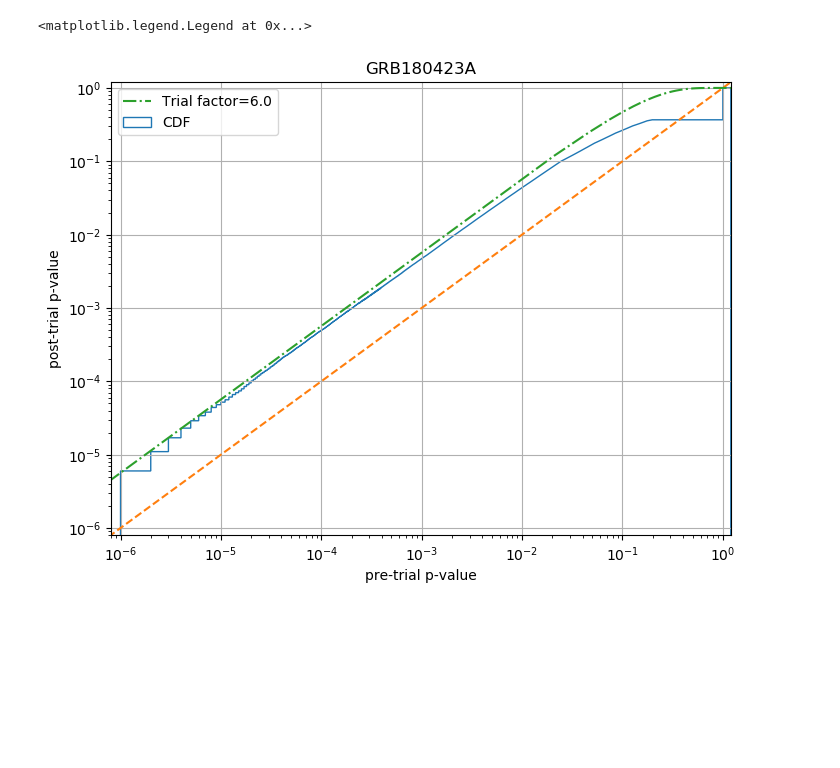
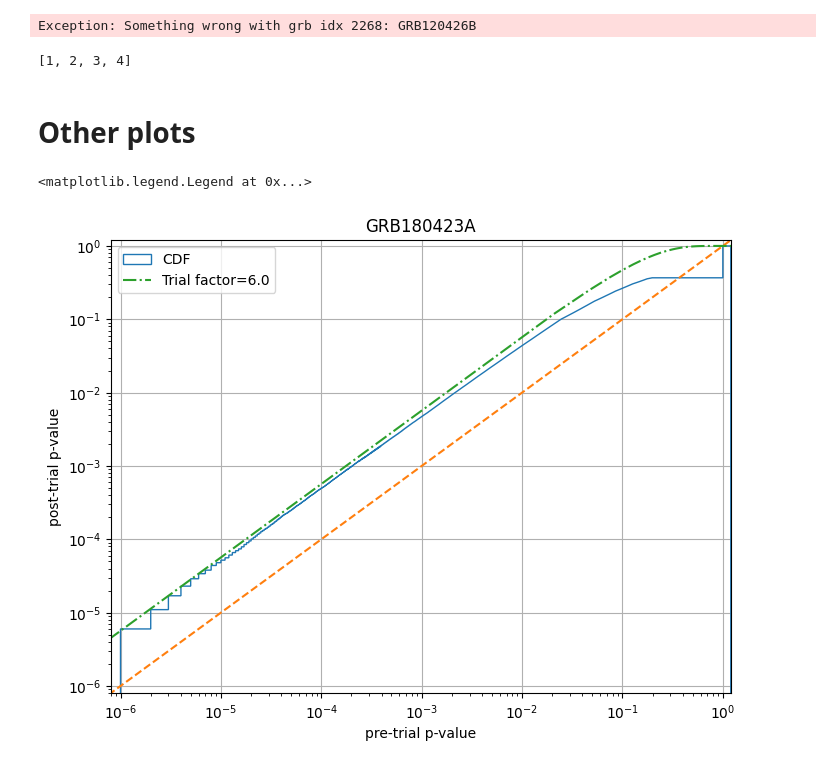
Before and after one commit to ChujieChen/greco_grb, a Jupyter notebook: notebooks/10_effective_trials_factor.ipynb, the cells around one changed output. Saved outputs shown, nothing was run; the diff lists cells and outputs as text; code cells hidden in the pictures; blank space fills up the shorter version.

```diff
--- a/notebooks/10_effective_trials_factor.ipynb
+++ b/notebooks/10_effective_trials_factor.ipynb
@@ -92,27 +150,42 @@ ax.legend()
+# %%
+for i in range(2268, 2269):
+    try:
+        grb_name = df.grb_name.iloc[i]
+        save_effective_trial(grb_name)
+    except:
+        raise Exception("Something wrong with grb idx {}: {}\n".format(i, grb_name))
+# %% [output]
+Exception: Something wrong with grb idx 2268: GRB120426B
+# %%
+[i for i in range(1,5)]
+# %% [output]
+[1, 2, 3, 4]
+# %% [markdown]
+# Other plots
 # %%
 fig, ax = plt.subplots(figsize=(8,6), dpi=100)
 n,bins,patches=ax.hist(best_pvals,
         bins=np.r_[np.unique(best_pvals),1.2],
-        normed=True,
+        density=True,
         cumulative=True,
         label=f'CDF',
         histtype='step')
 x = np.linspace(*ax.get_xlim())
 ax.plot(x, x, "--")
 ax.plot(x, objective(x, 6.0), "-.", label="Trial factor=6.0")
 
 ax.set_xscale("log")
 ax.set_yscale("log")
 ax.set_xlim(0.8e-6, 1.2)
 ax.set_ylim(0.8e-6, 1.2)
 ax.set_xlabel("pre-trial p-value")
 ax.set_ylabel("post-trial p-value")
 ax.set_title(f"{ag.grb_name}")
 ax.grid()
 ax.legend()
 # %% [output]
 <matplotlib.legend.Legend at 0x...>
-[figure, old version]
+[figure, new version]
 # %%
 ag = args(grb_name="GRB170527A")
 bg_files = sorted(glob(ANA_DIR + f"/allsky_scan/with_prior_background/tw*/{ag.grb_name}_*.npz"),
```
Also changed, not shown: parts of 14 cells of this notebook, 13 other files.
